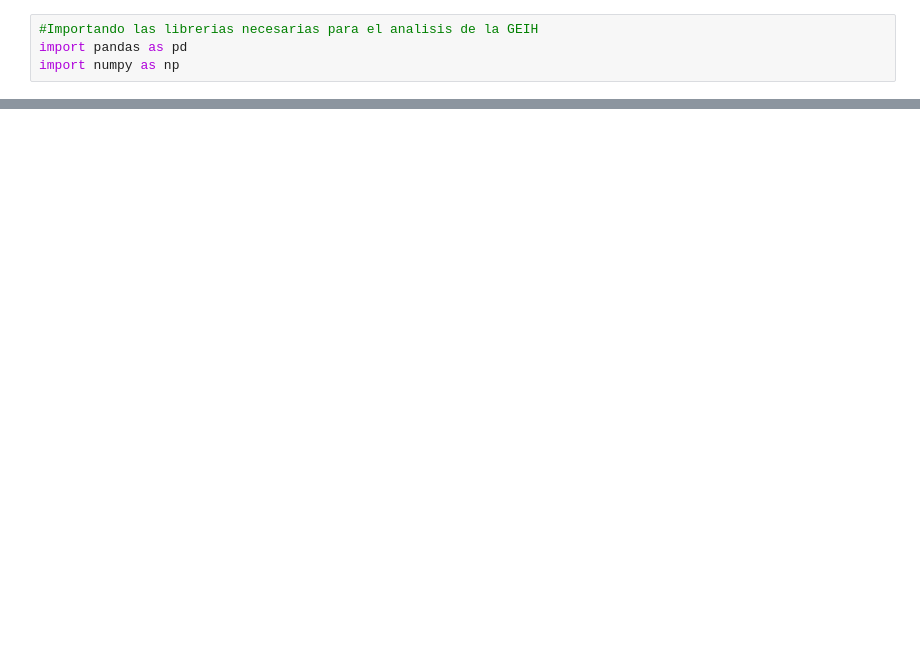
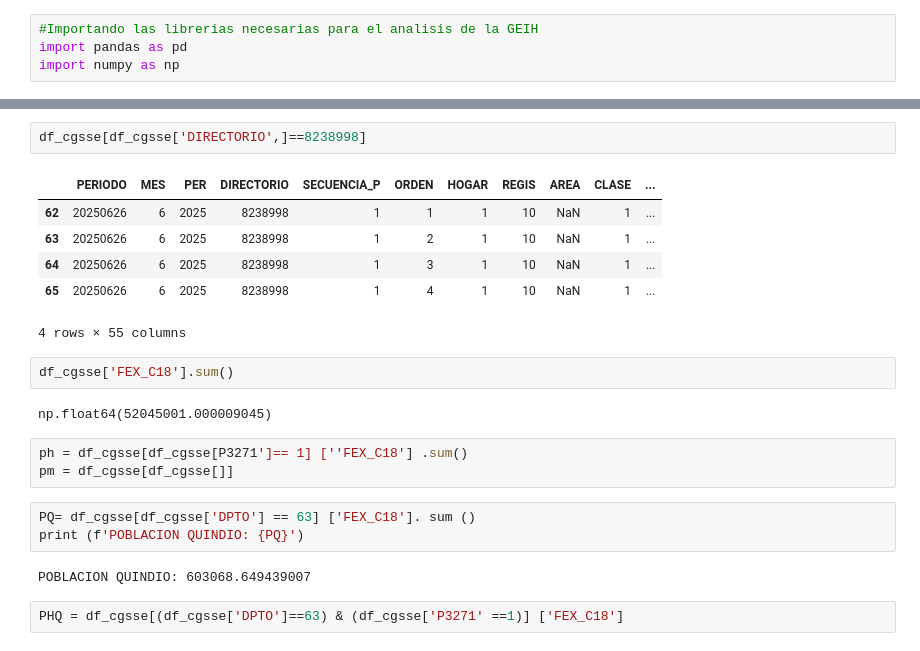
Before and after one commit to YULIANAMADRO-ERO/AnaliticaDeDatos, a Jupyter notebook: clase_de_análisis_de_datos_20_agosto.ipynb, the cells around one changed output, grey strips where cells are left out. Saved outputs shown, nothing was run; the diff lists cells and outputs as text; blank space fills up the shorter version.

```diff
--- a/clase_de_análisis_de_datos_20_agosto.ipynb
+++ b/clase_de_análisis_de_datos_20_agosto.ipynb
@@ -15,0 +50,23 @@ df_o = pd.read_csv('https://github.com/niconomist98/DataAnalyticsUQ/raw/refs/hea
+# %%
+df_cgsse[df_cgsse['DIRECTORIO',]==8238998]
+# %% [output]
+|  | PERIODO | MES | PER | DIRECTORIO | SECUENCIA_P | ORDEN | HOGAR | REGIS | AREA | CLASE | ... |
+| 62 | 20250626 | 6 | 2025 | 8238998 | 1 | 1 | 1 | 10 | NaN | 1 | ... |
+| 63 | 20250626 | 6 | 2025 | 8238998 | 1 | 2 | 1 | 10 | NaN | 1 | ... |
+| 64 | 20250626 | 6 | 2025 | 8238998 | 1 | 3 | 1 | 10 | NaN | 1 | ... |
+| 65 | 20250626 | 6 | 2025 | 8238998 | 1 | 4 | 1 | 10 | NaN | 1 | ... |
+4 rows × 55 columns
+# %%
+df_cgsse['FEX_C18'].sum()
+# %% [output]
+np.float64(52045001.000009045)
+# %%
+ph = df_cgsse[df_cgsse[P3271']== 1] [''FEX_C18'] .sum()
+pm = df_cgsse[df_cgsse[]]
+# %%
+PQ= df_cgsse[df_cgsse['DPTO'] == 63] ['FEX_C18']. sum ()
+print (f'POBLACION QUINDIO: {PQ}')
+# %% [output]
+POBLACION QUINDIO: 603068.649439007
+# %%
+PHQ = df_cgsse[(df_cgsse['DPTO']==63) & (df_cgsse['P3271' ==1)] ['FEX_C18']
```
Also changed, not shown: parts of 4 cells of this notebook.
